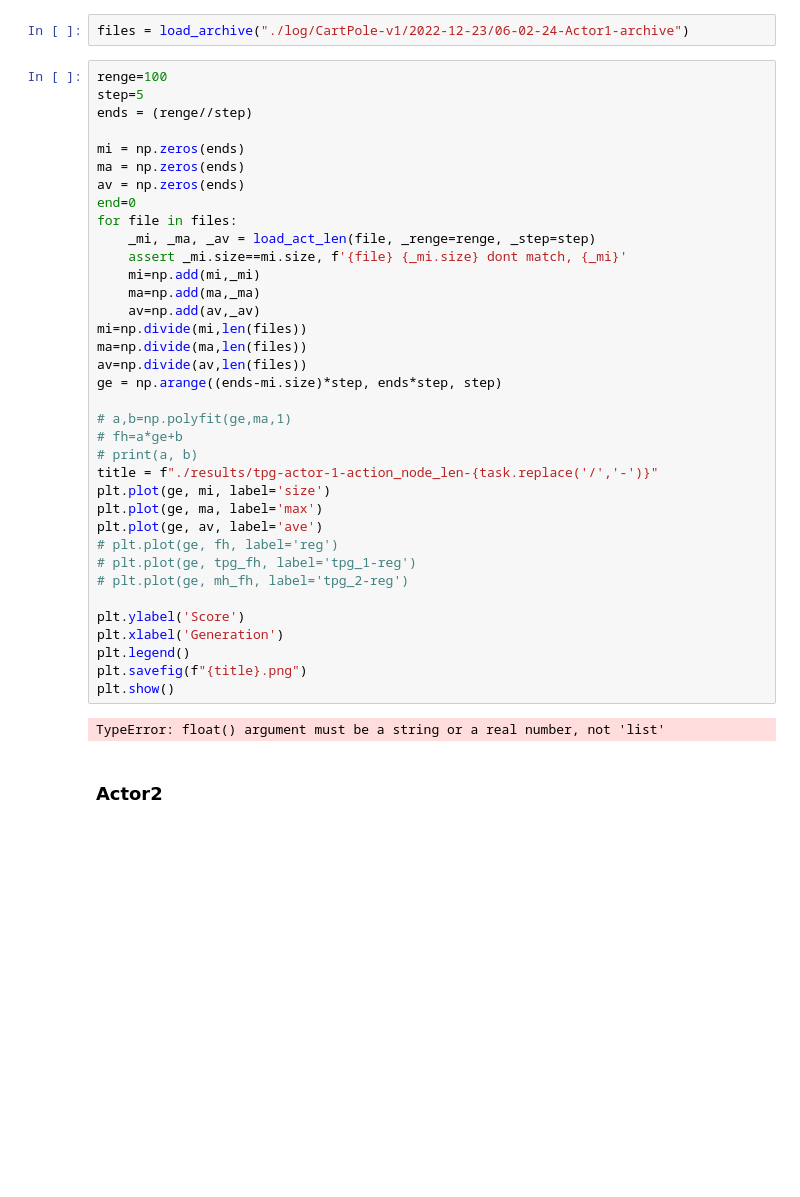
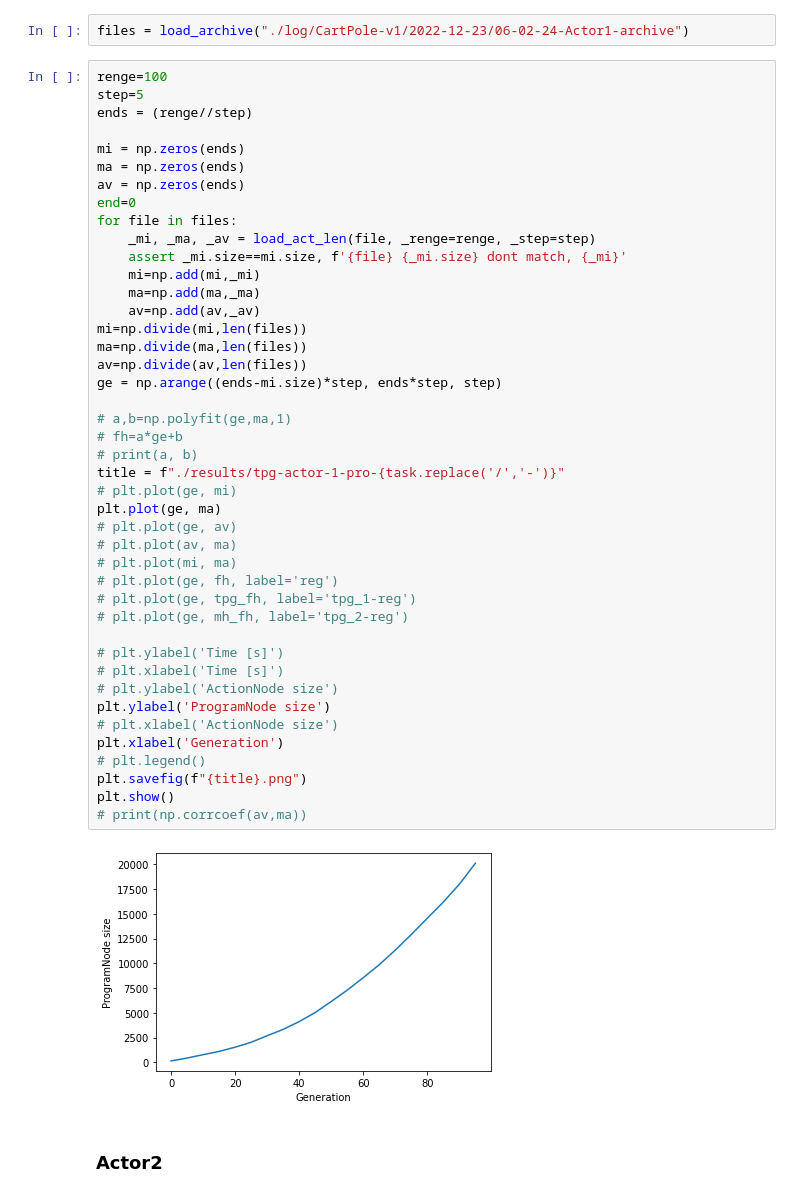
Before and after one commit to oyako-li/TPG, a Jupyter notebook: profile.ipynb, the cells around one changed output. Drawn from its saved outputs; the diff is of its cells as text; blank space fills up the shorter version.

```diff
--- a/profile.ipynb
+++ b/profile.ipynb
@@ -1315,40 +1306,47 @@ files = load_archive("./log/CartPole-v1/2022-12-23/06-02-24-Actor1-archive")
 renge=100
 step=5
 ends = (renge//step)
 
 mi = np.zeros(ends)
 ma = np.zeros(ends)
 av = np.zeros(ends)
 end=0
 for file in files:
     _mi, _ma, _av = load_act_len(file, _renge=renge, _step=step)
     assert _mi.size==mi.size, f'{file} {_mi.size} dont match, {_mi}'
     mi=np.add(mi,_mi)
     ma=np.add(ma,_ma)
     av=np.add(av,_av)
 mi=np.divide(mi,len(files))
 ma=np.divide(ma,len(files))
 av=np.divide(av,len(files))
 ge = np.arange((ends-mi.size)*step, ends*step, step)
 
 # a,b=np.polyfit(ge,ma,1)
 # fh=a*ge+b
 # print(a, b)
-title = f"./results/tpg-actor-1-action_node_len-{task.replace('/','-')}"
-plt.plot(ge, mi, label='size')
-plt.plot(ge, ma, label='max')
-plt.plot(ge, av, label='ave')
+title = f"./results/tpg-actor-1-pro-{task.replace('/','-')}"
+# plt.plot(ge, mi)
+plt.plot(ge, ma)
+# plt.plot(ge, av)
+# plt.plot(av, ma)
+# plt.plot(mi, ma)
 # plt.plot(ge, fh, label='reg')
 # plt.plot(ge, tpg_fh, label='tpg_1-reg')
 # plt.plot(ge, mh_fh, label='tpg_2-reg')
 
-plt.ylabel('Score')
+# plt.ylabel('Time [s]')
+# plt.xlabel('Time [s]')
+# plt.ylabel('ActionNode size')
+plt.ylabel('ProgramNode size')
+# plt.xlabel('ActionNode size')
 plt.xlabel('Generation')
-plt.legend()
+# plt.legend()
 plt.savefig(f"{title}.png")
 plt.show()
+# print(np.corrcoef(av,ma))
 # %% [output]
-TypeError: float() argument must be a string or a real number, not 'list'
+[figure, added]
 # %% [markdown]
 ### Actor2
 # %% [markdown]
```
Also changed, not shown: parts of 28 cells of this notebook, 2 other files.
